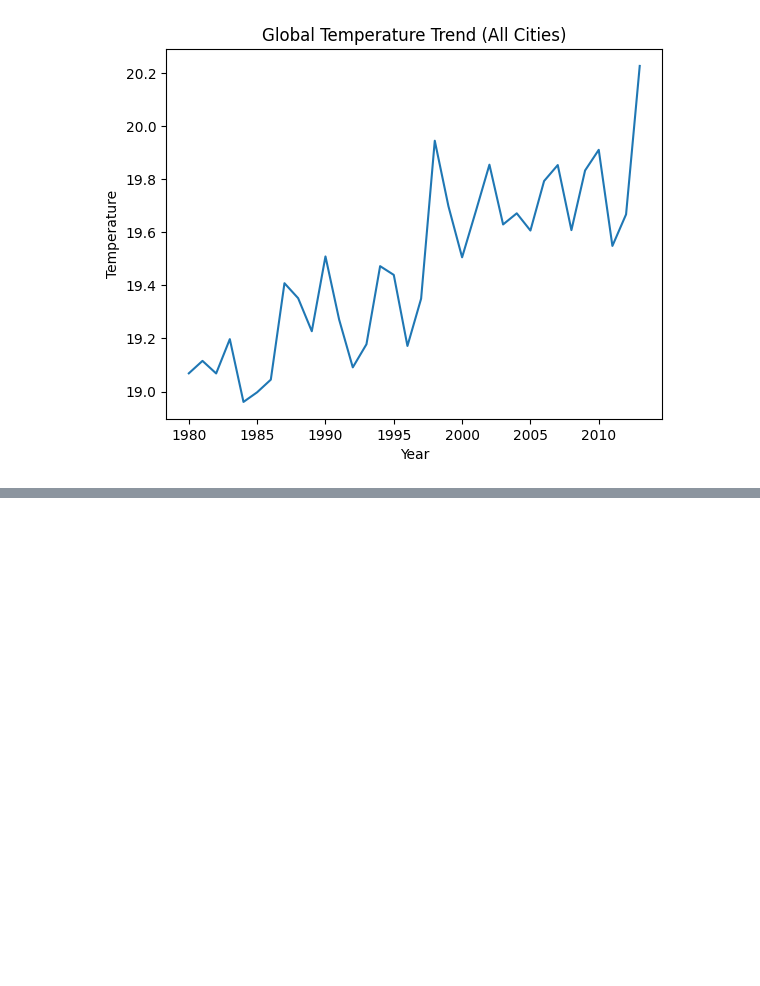
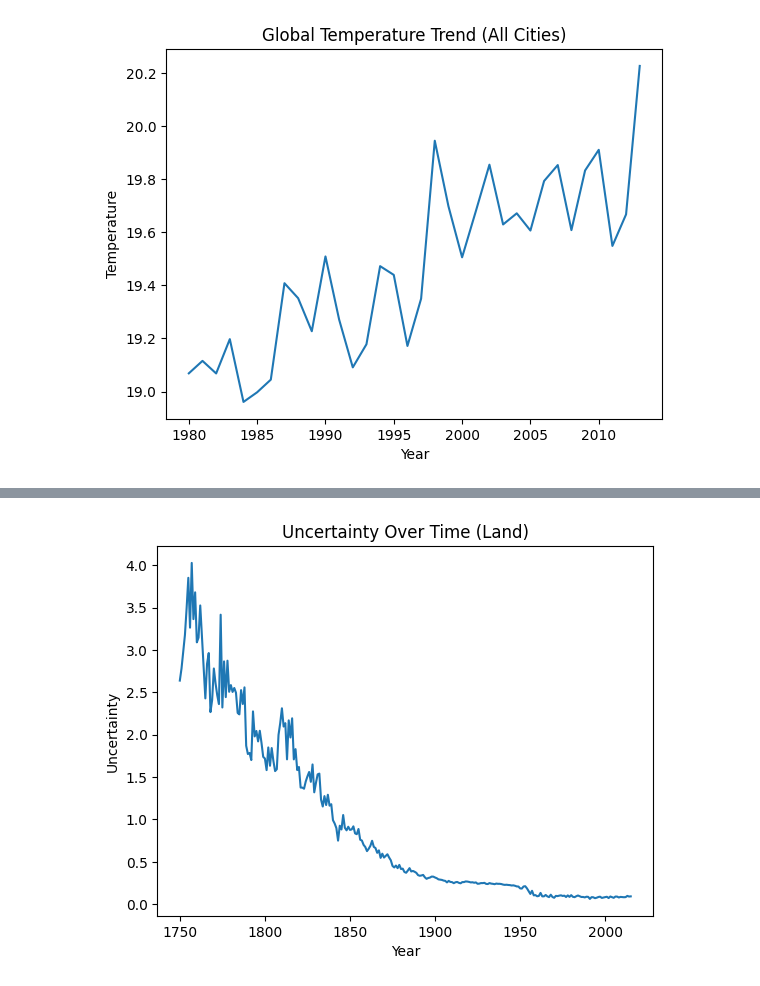
Before and after one commit to JaphletM/climate-watch, a Jupyter notebook: Opdracht 2/notebook.ipynb, the cells around one changed output, grey strips where cells are left out. Cells and saved outputs as stored; diff of their text form; code cells hidden in the pictures; blank space fills up the shorter version.

```diff
--- a/Opdracht 2/notebook.ipynb
+++ b/Opdracht 2/notebook.ipynb
@@ -413,0 +514,21 @@ for col in cols:
+# %%
+df["year"] = df["dt"].dt.year
+
+uncertainty_trend = (
+    df.groupby("year")["LandAverageTemperatureUncertainty"]
+    .mean()
+    .reset_index()
+)
+
+import matplotlib.pyplot as plt
+
+plt.figure()
+plt.plot(uncertainty_trend["year"], uncertainty_trend["LandAverageTemperatureUncertainty"])
+
+plt.title("Uncertainty Over Time (Land)")
+plt.xlabel("Year")
+plt.ylabel("Uncertainty")
+
+plt.show()
+# %% [output]
+[figure, added]
```
Also changed, not shown: parts of 8 cells of this notebook.
